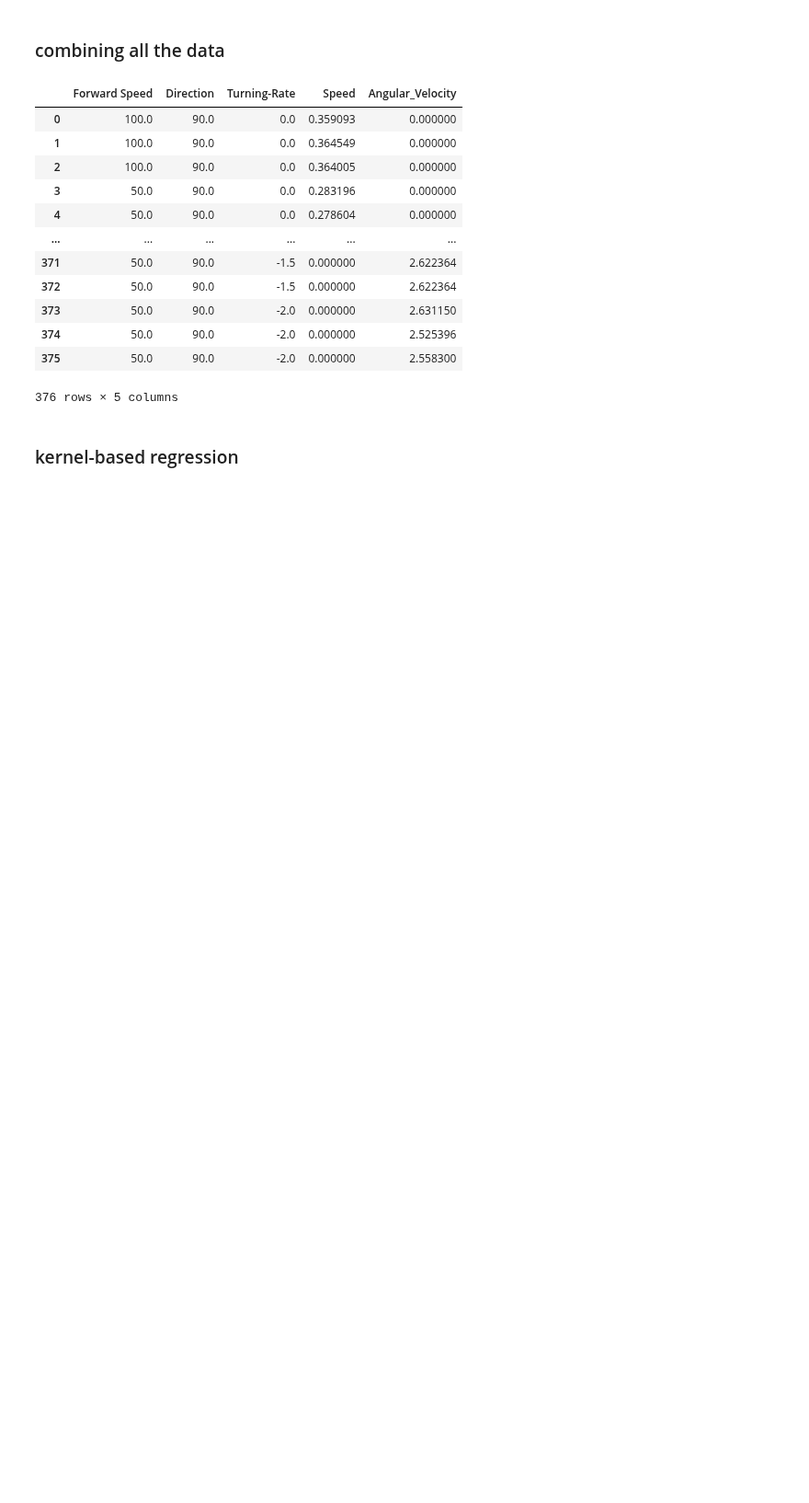
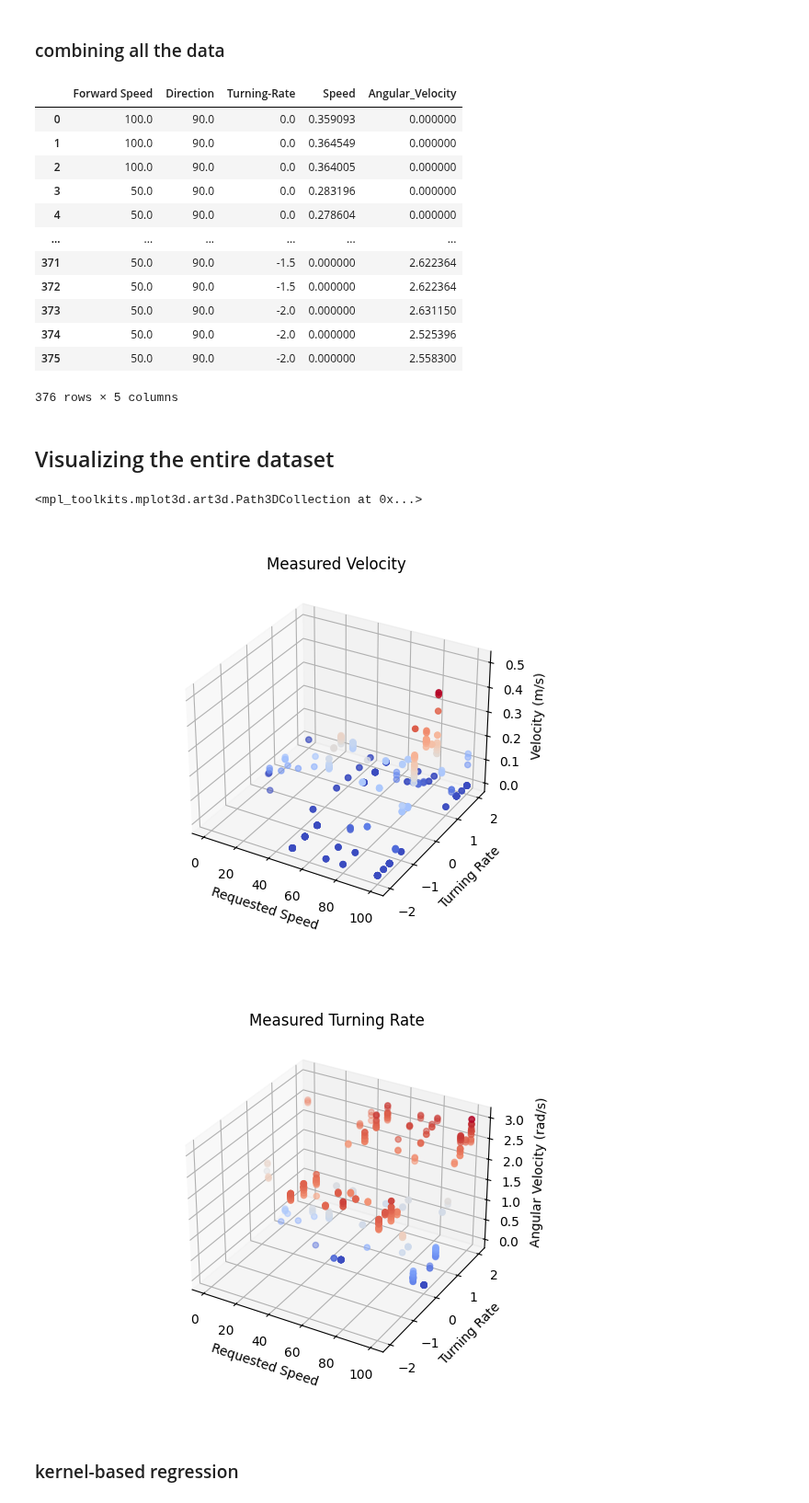
Before and after one commit to GMU-ASRC/turbopi, a Jupyter notebook: hiwonder/turbopi/actuation_modelling.ipynb, the cells around one changed output. Shown at 92% size. Cells and saved outputs as stored; diff of their text form; code cells hidden in the pictures; blank space fills up the shorter version.

Commit message:
3d graphing

```diff
--- a/hiwonder/turbopi/actuation_modelling.ipynb
+++ b/hiwonder/turbopi/actuation_modelling.ipynb
@@ -184,6 +186,34 @@ data
 | 374 | 50.0 | 90.0 | -2.0 | 0.000000 | 2.525396 |
 | 375 | 50.0 | 90.0 | -2.0 | 0.000000 | 2.558300 |
 376 rows × 5 columns
+# %% [markdown]
+## Visualizing the entire dataset
+# %%
+
+if importlib.util.find_spec("ipympl"):
+    %matplotlib widget
+else:
+    print("no ipympl")
+
+Z = [data['Speed'], data['Angular_Velocity']]
+fig, ax = plt.subplots(subplot_kw={"projection": "3d"})
+# ax.plot_surface(data[VF], data[TR], Z, vmin=Z.min() * 2, cmap=cm.Blues)
+ax.scatter(data[VF], data[TR], Z[0], c=Z[0], cmap=cm.coolwarm)
+ax.set_title("Measured Velocity")
+ax.set_xlabel('Requested Speed')
+ax.set_ylabel('Turning Rate')
+ax.set_zlabel('Velocity (m/s)')
+fig, ax = plt.subplots(subplot_kw={"projection": "3d"})
+ax.set_title("Measured Turning Rate")
+ax.set_xlabel('Requested Speed')
+ax.set_ylabel('Turning Rate')
+ax.set_zlabel('Angular Velocity (rad/s)')
+ax.scatter(data[VF], data[TR], Z[1], c=Z[1], cmap=cm.coolwarm)
+# plt.show()
+# %% [output]
+<mpl_toolkits.mplot3d.art3d.Path3DCollection at 0x...>
+[figure, added]
+[figure, added]
 # %% [markdown]
 ### kernel-based regression
 # %%
```
Also changed, not shown: parts of 3 cells of this notebook.
